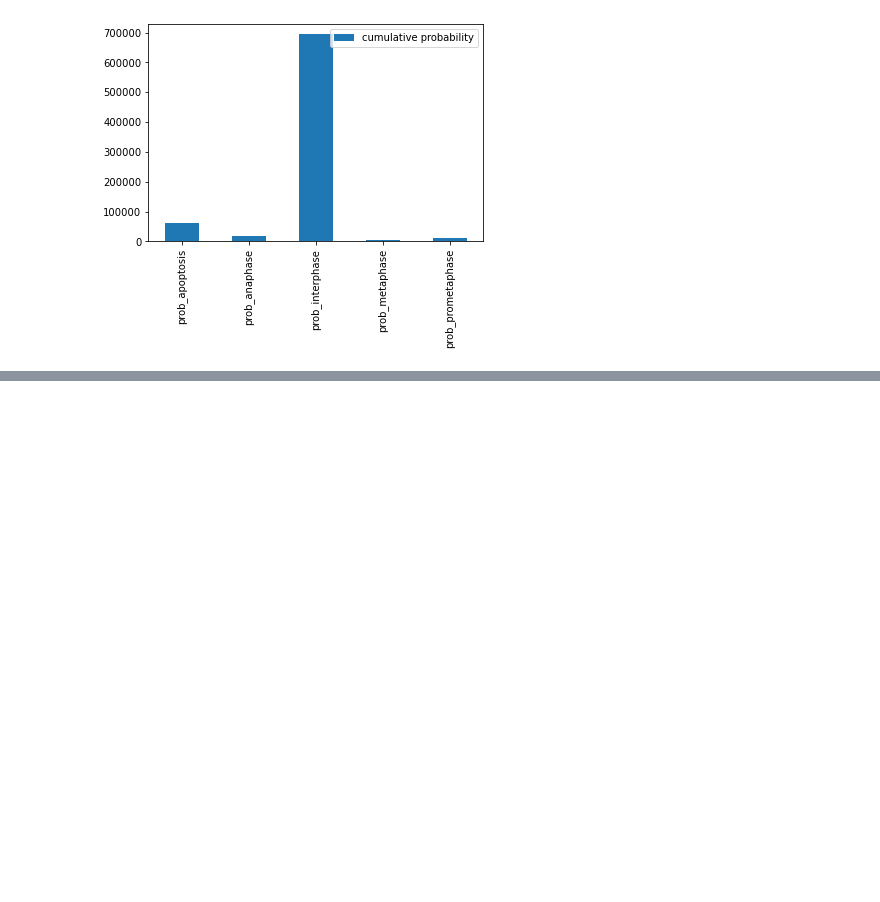
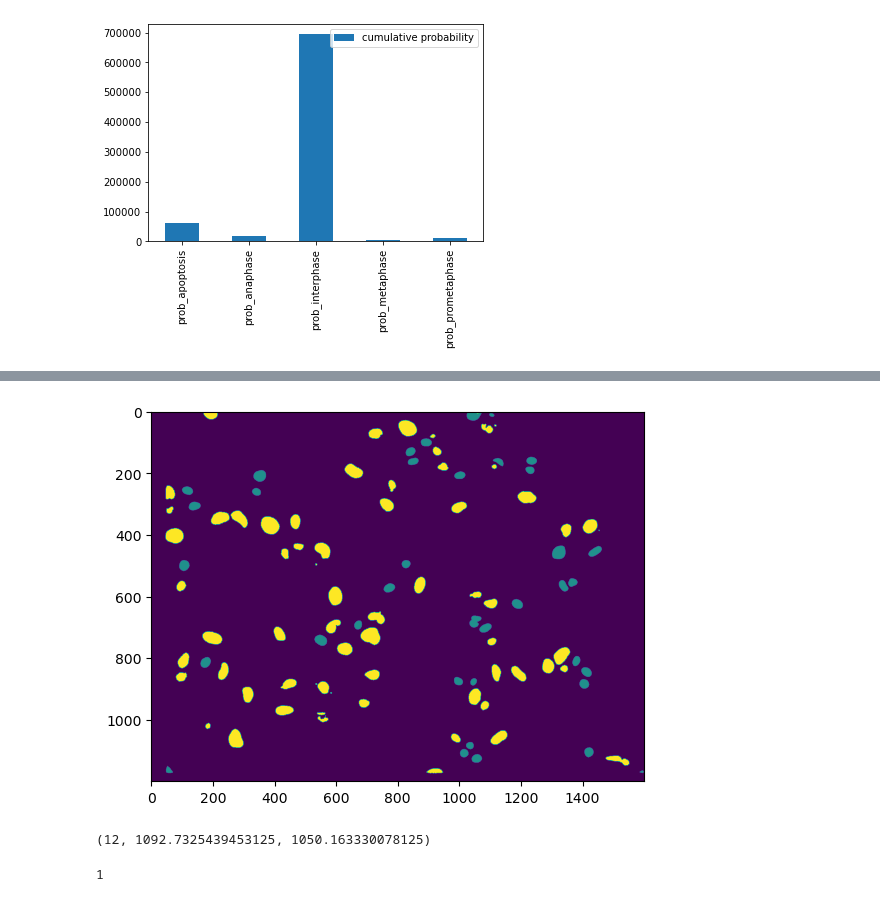
Before and after one commit to nthndy/cell-comp-analysis, a Jupyter notebook: cell_counts/Rashenanigans.ipynb, the cells around one changed output, grey strips where cells are left out. Saved outputs shown, nothing was run; the diff lists cells and outputs as text; code cells hidden in the pictures; blank space fills up the shorter version.

```diff
--- a/cell_counts/Rashenanigans.ipynb
+++ b/cell_counts/Rashenanigans.ipynb
@@ -1646,0 +1812,5 @@ df.plot(kind = 'bar')
+# %%
+plt.imshow(seg[0])
+plt.show()
+# %% [output]
+[figure, added]
@@ -1646,0 +1821,8 @@ df.plot(kind = 'bar')
+# %%
+t,x,y
+# %% [output]
+(12, 1092.7325439453125, 1050.163330078125)
+# %%
+seg[t,int(x),int(y)]
+# %% [output]
+1
```
Also changed, not shown: parts of 57 cells of this notebook.
